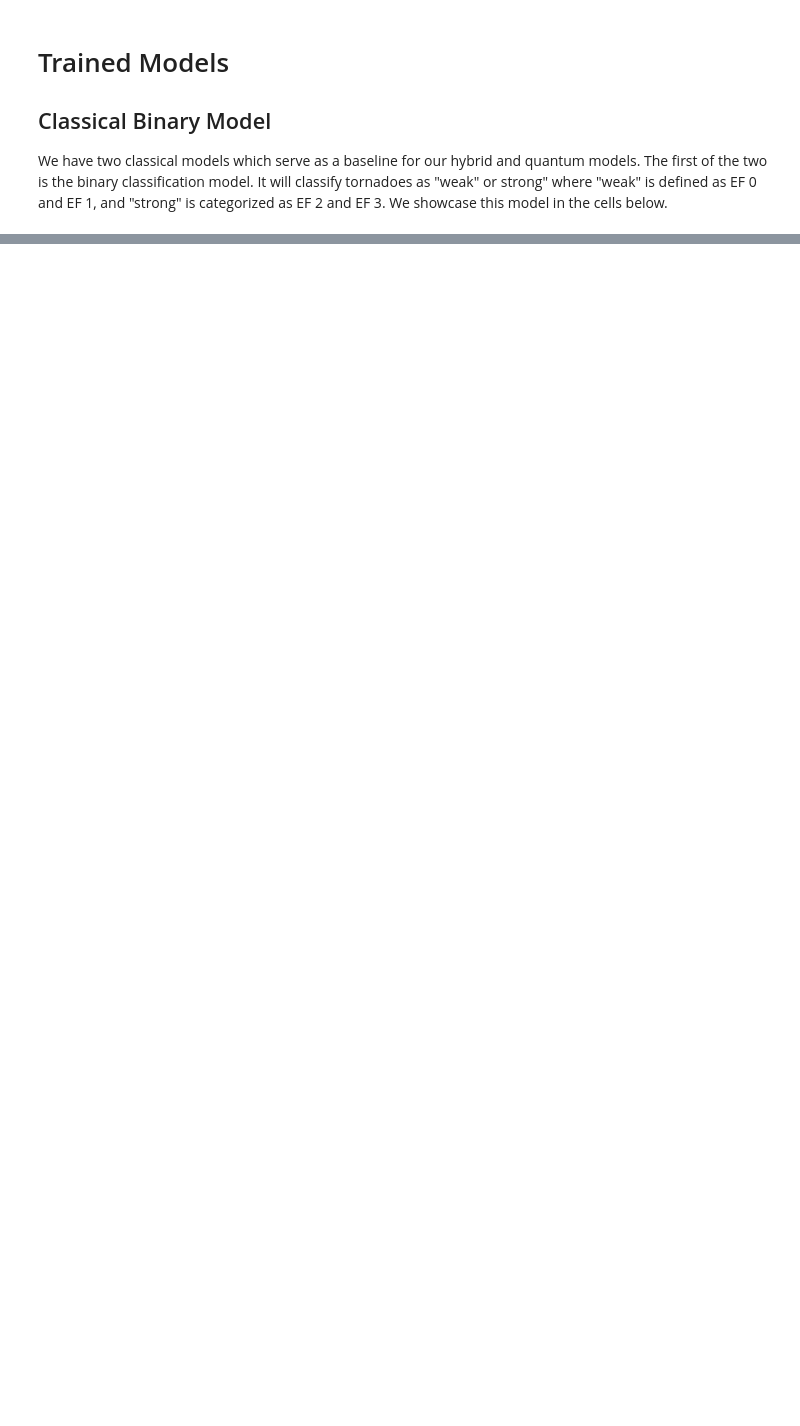
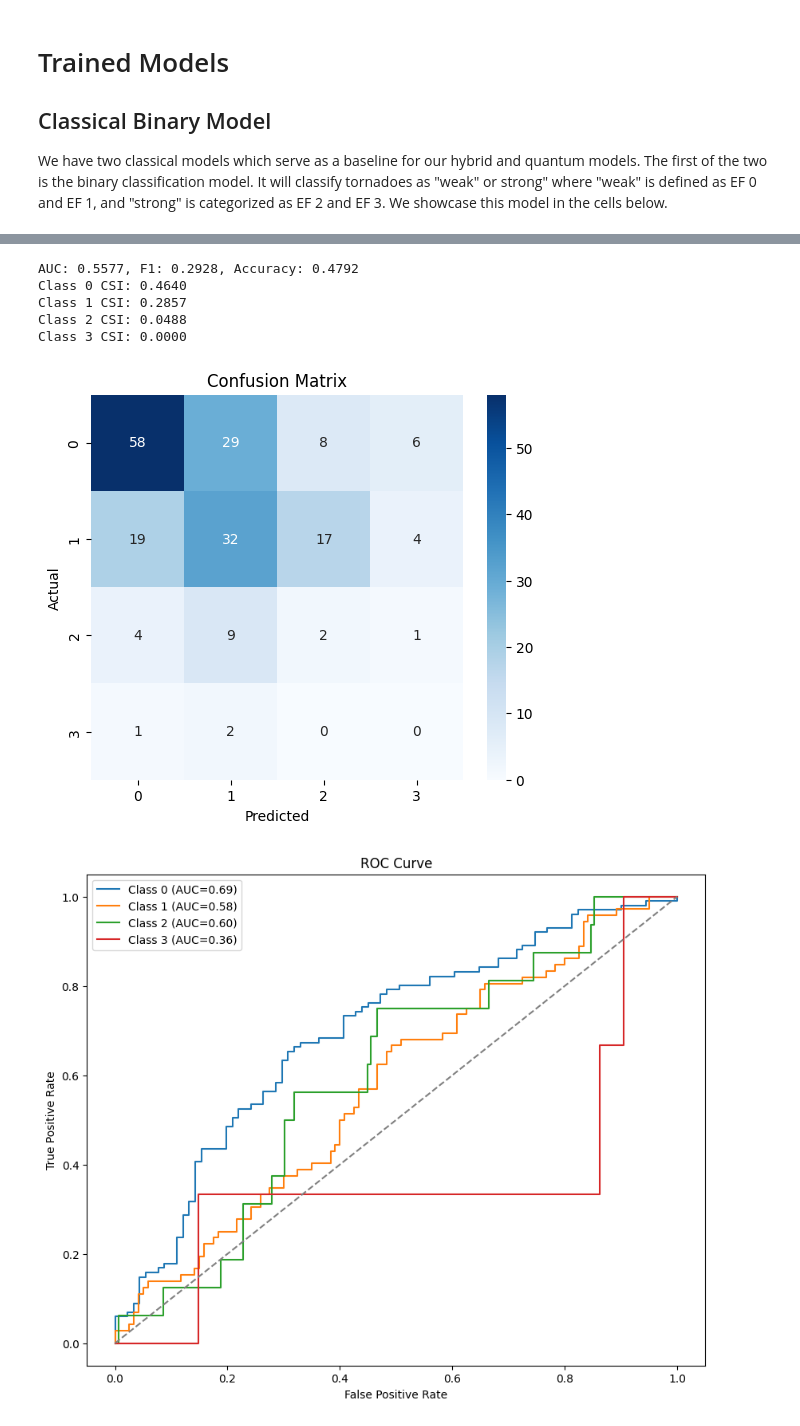
Before and after one commit to JaySeeDub/Quantathon2025, a Jupyter notebook: demo/demo.ipynb, the cells around one changed output, grey strips where cells are left out. Cells and saved outputs as stored; diff of their text form; code cells hidden in the pictures; blank space fills up the shorter version.

```diff
--- a/demo/demo.ipynb
+++ b/demo/demo.ipynb
@@ -957,7 +1137,7 @@ class MulticlassQNN(nn.Module):
         super().__init__()
 
         # Encodes features from dataset
-        self.feature_encoder = QuantumFeatureEmbeddingBatch()
+        self.feature_encoder = QuantumFeatureEmbeddingBatch(device=device)
 
         # Classifies based on encoded features
         self.classifier = nn.Sequential(
@@ -976,6 +1156,8 @@ class MulticlassQNN(nn.Module):
 
         return class_probs  # Shape: (batch_size, 1)
 
+
+
 X_train, y_train, X_test, y_test, X_val, y_val = Preprocess(df_train, df_test, df_val, balance = 'smote', classes = 'multiclass')
 
 print(y_test[:])
@@ -993,12 +1175,3 @@ test_loader = DataLoader(test_data, batch_size=64, shuffle=False, drop_last=True
 X_batch, y_batch = next(iter(train_loader))
 
 DNN = MulticlassQNN().to(device)
-
-load_path = "checkpoints/DNN_model_best_accuracy_RLMulti.pt" # Path to load model
-
-checkpoint = torch.load(load_path, map_location= device)
-
-# Restore model weights
-DNN.load_state_dict(checkpoint["DNN_state_dict"])
-
-print(f"Loaded model from {load_path}")
@@ -1004,0 +1196,13 @@ print(f"Loaded model from {load_path}")
+# %%
+from pathlib import Path
+import torch
+
+device = torch.device("cuda" if torch.cuda.is_available() else "cpu")
+
+
+load_path = "/home/amaciejunes/Desktop/srnl/Quantathon2025/Notebooks/models/DNN_model_best_accuracy_RLMulti.pt" # Path to load model
+
+ckpt = torch.load(load_path, map_location=device)
+
+DNN.load_state_dict(ckpt["DNN_state_dict"])
+print("Loaded:", load_path)
@@ -1006,7 +1212,7 @@ print(f"Loaded model from {load_path}")
 DNN.eval()
 all_targets, all_preds, all_probs = [], [], []
 
-with torch.no_grad():>
+with torch.no_grad():
     for features, target in test_loader:
         features = features.to(device)
         target = target.to(device).long()
@@ -1020,7 +1226,7 @@ with torch.no_grad():>
             # Multiclass case
             probs = F.softmax(outputs, dim=1)
             preds = torch.argmax(probs, dim=1)
->
+
         all_targets.append(target.cpu())
         all_preds.append(preds.cpu())
         all_probs.append(probs.cpu())
@@ -1052,31 +1258,39 @@ else:
 print(f"AUC: {auc_score:.4f}, F1: {f1:.4f}, Accuracy: {acc:.4f}")
 if outputs.shape[1] > 1:
     for i, c in enumerate(csi):
         print(f"Class {i} CSI: {c:.4f}")
 else:
     print(f"CSI: {csi:.4f}")
 
 # Confusion Matrix
 plt.figure(figsize=(6,5))
 sns.heatmap(cm, annot=True, fmt='d', cmap='Blues')
 plt.xlabel('Predicted')
 plt.ylabel('Actual')
 plt.title('Confusion Matrix')
 plt.show()
 
 # ROC curve
-plt.figure(figsize=(7,6))
+plt.figure(figsize=(10,8))
 if outputs.shape[1] == 1:
     fpr, tpr, _ = roc_curve(all_targets, all_probs)
     plt.plot(fpr, tpr, label=f'AUC={auc_score:.4f}')
 else:
     for i in range(num_classes):
         fpr, tpr, _ = roc_curve((all_targets==i).astype(int), all_probs[:,i])
         roc_auc = auc(fpr, tpr)
         plt.plot(fpr, tpr, label=f'Class {i} (AUC={roc_auc:.2f})')
 plt.plot([0,1],[0,1], linestyle='--', color='gray')
 plt.xlabel('False Positive Rate')
 plt.ylabel('True Positive Rate')
 plt.title('ROC Curve')
 plt.legend()
 plt.show()
+# %% [output]
+AUC: 0.5577, F1: 0.2928, Accuracy: 0.4792
+Class 0 CSI: 0.4640
+Class 1 CSI: 0.2857
+Class 2 CSI: 0.0488
+Class 3 CSI: 0.0000
+[figure, added]
+[figure, added]
```
Also changed, not shown: parts of 29 cells of this notebook, 6 other files.
